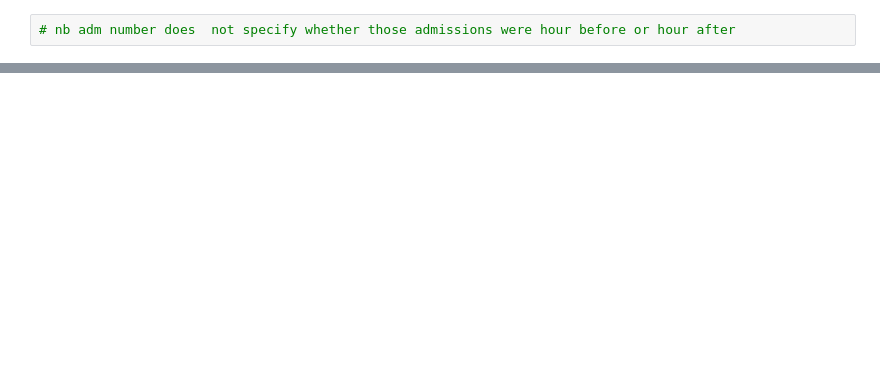
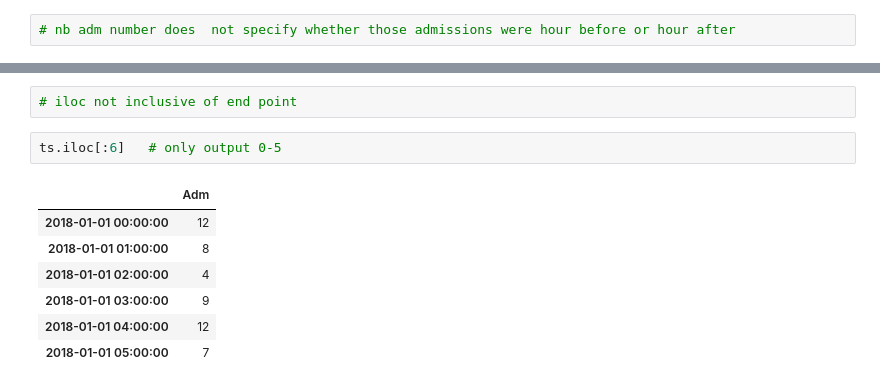
Before and after one commit to horgano/ProgDataAnalysis, a Jupyter notebook: TimeSeries/Simulate_Synthesize_TimeSeries.ipynb, the cells around one changed output, grey strips where cells are left out. Saved outputs shown, nothing was run; the diff lists cells and outputs as text; blank space fills up the shorter version.

```diff
--- a/TimeSeries/Simulate_Synthesize_TimeSeries.ipynb
+++ b/TimeSeries/Simulate_Synthesize_TimeSeries.ipynb
@@ -100,0 +149,12 @@ ts
+# %%
+# iloc not inclusive of end point
+# %%
+ts.iloc[:6]   # only output 0-5
+# %% [output]
+|  | Adm |
+| 2018-01-01 00:00:00 | 12 |
+| 2018-01-01 01:00:00 | 8 |
+| 2018-01-01 02:00:00 | 4 |
+| 2018-01-01 03:00:00 | 9 |
+| 2018-01-01 04:00:00 | 12 |
+| 2018-01-01 05:00:00 | 7 |
```
Also changed, not shown: parts of 16 cells of this notebook.
